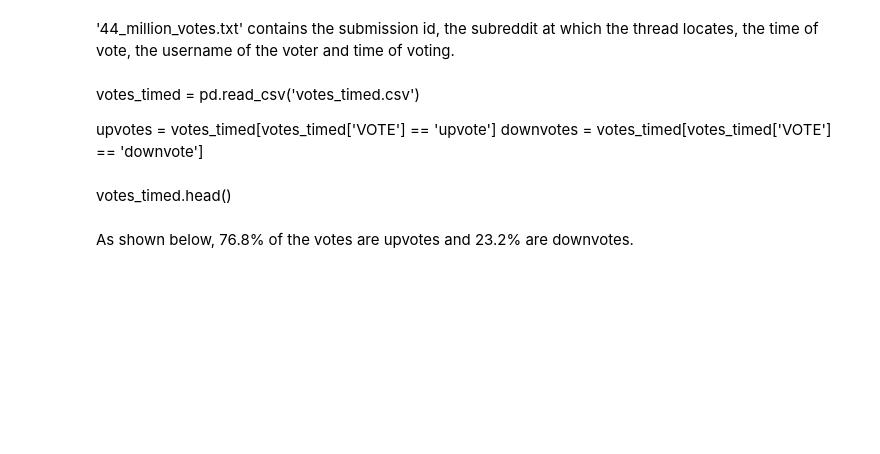
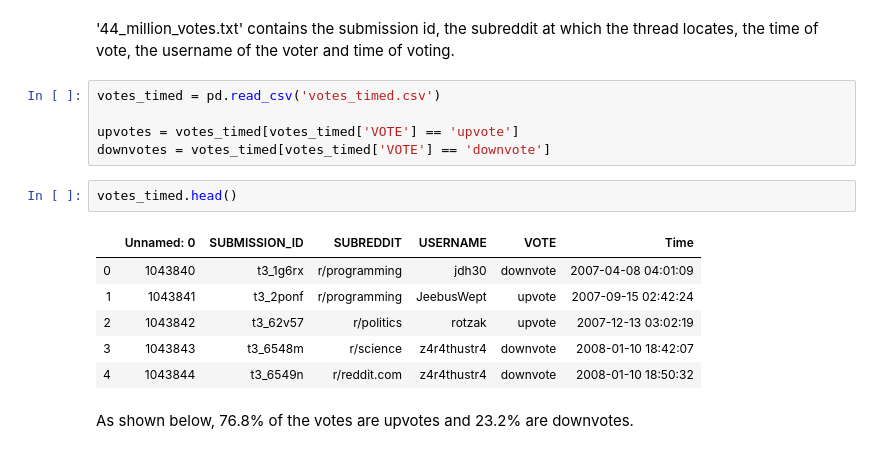
Before and after one commit to xiaoyu32/TDI-reddit-votes-analysis, a Jupyter notebook: capstone_EDA2.ipynb, the cells around one changed output. Drawn from its saved outputs; the diff is of its cells as text; blank space fills up the shorter version.

```diff
--- a/capstone_EDA2.ipynb
+++ b/capstone_EDA2.ipynb
@@ -21,13 +21,20 @@ votes_timed = votes_dated.drop(columns=['CREATED_TIME'])
 votes_timed.to_csv('votes_timed.csv')
 # %% [markdown]
 '44_million_votes.txt' contains the submission id, the subreddit at which the thread locates, the time of vote, the username of the voter and time of voting.
-# %% [markdown]
-votes_timed = pd.read_csv('votes_timed.csv')
-
-upvotes = votes_timed[votes_timed['VOTE'] == 'upvote']
-downvotes = votes_timed[votes_timed['VOTE'] == 'downvote']
-# %% [markdown]
-votes_timed.head()
+# %%
+votes_timed = pd.read_csv('votes_timed.csv')
+
+upvotes = votes_timed[votes_timed['VOTE'] == 'upvote']
+downvotes = votes_timed[votes_timed['VOTE'] == 'downvote']
+# %%
+votes_timed.head()
+# %% [output]
+|  | Unnamed: 0 | SUBMISSION_ID | SUBREDDIT | USERNAME | VOTE | Time |
+| 0 | 1043840 | t3_1g6rx | r/programming | jdh30 | downvote | 2007-04-08 04:01:09 |
+| 1 | 1043841 | t3_2ponf | r/programming | JeebusWept | upvote | 2007-09-15 02:42:24 |
+| 2 | 1043842 | t3_62v57 | r/politics | rotzak | upvote | 2007-12-13 03:02:19 |
+| 3 | 1043843 | t3_6548m | r/science | z4r4thustr4 | downvote | 2008-01-10 18:42:07 |
+| 4 | 1043844 | t3_6549n | r/reddit.com | z4r4thustr4 | downvote | 2008-01-10 18:50:32 |
 # %% [markdown]
 As shown below, 76.8% of the votes are upvotes and 23.2% are downvotes.
 # %% [markdown]
```
Also changed, not shown: parts of 1 cell of this notebook.
